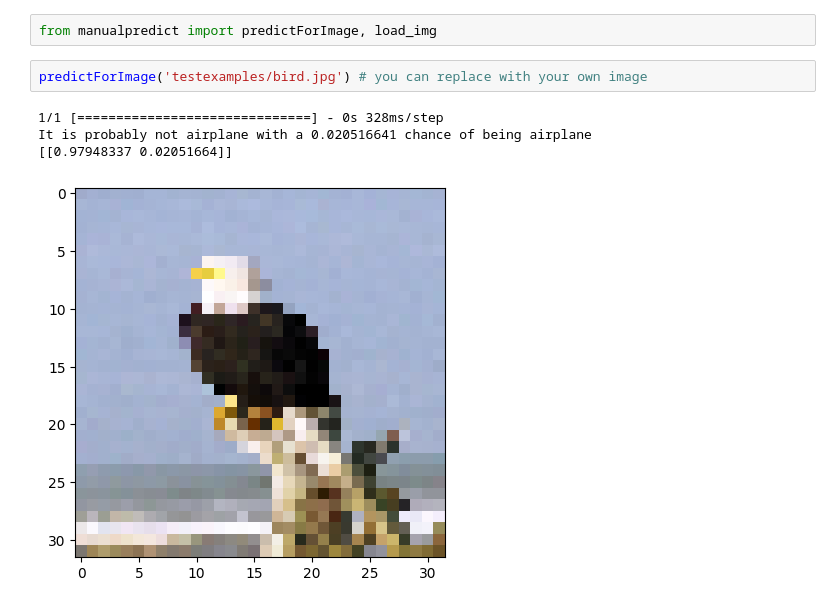
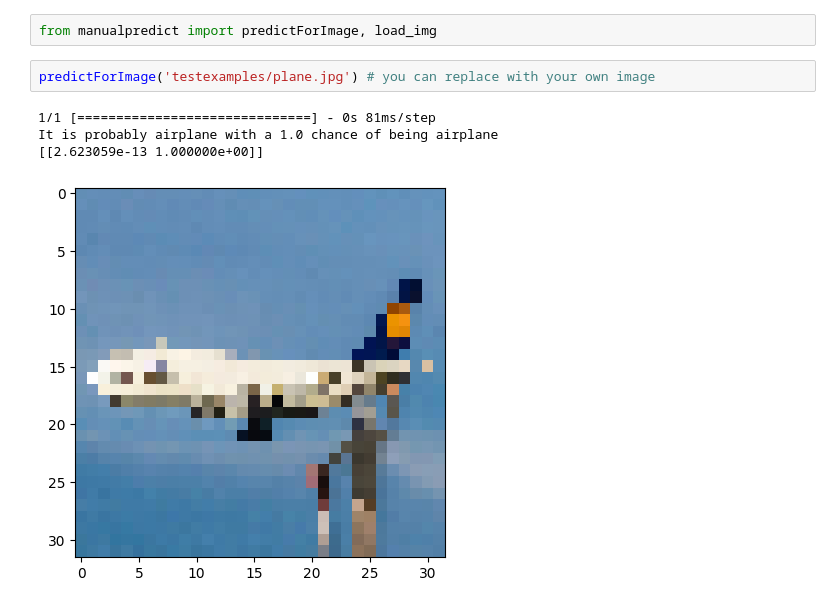
Before and after one commit to bcho892/MSADataScienceP3, a Jupyter notebook: make-model.ipynb, the cells around one changed output. Saved outputs shown, nothing was run; the diff lists cells and outputs as text.

```diff
--- a/make-model.ipynb
+++ b/make-model.ipynb
@@ -340,9 +346,9 @@ Epoch 9/16
 # %%
 from manualpredict import predictForImage, load_img
 # %%
-predictForImage('testexamples/bird.jpg') # you can replace with your own image
+predictForImage('testexamples/plane.jpg') # you can replace with your own image
 # %% [output]
-1/1 [==============================] - 0s 328ms/step
-It is probably not airplane with a 0.020516641 chance of being airplane
-[[0.97948337 0.02051664]]
+1/1 [==============================] - 0s 81ms/step
+It is probably airplane with a 1.0 chance of being airplane
+[[2.623059e-13 1.000000e+00]]
-[figure, old version]
+[figure, new version]
```
Also changed, not shown: parts of 3 cells of this notebook.
